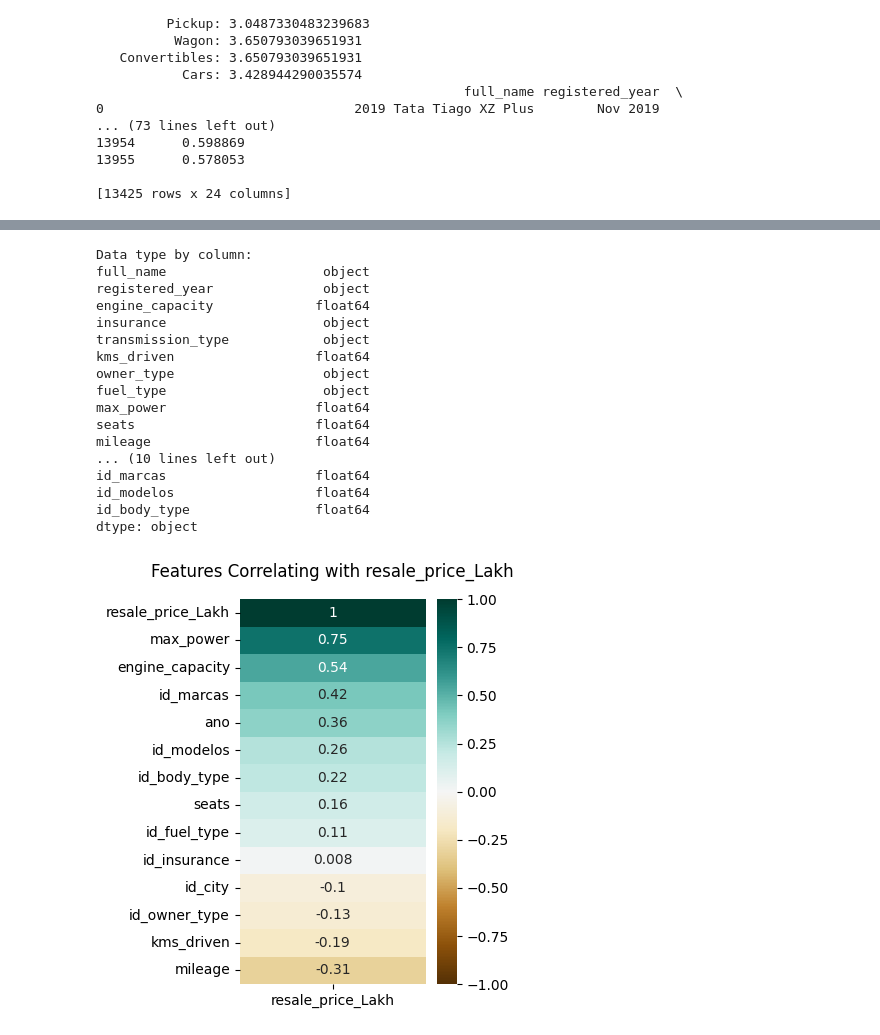
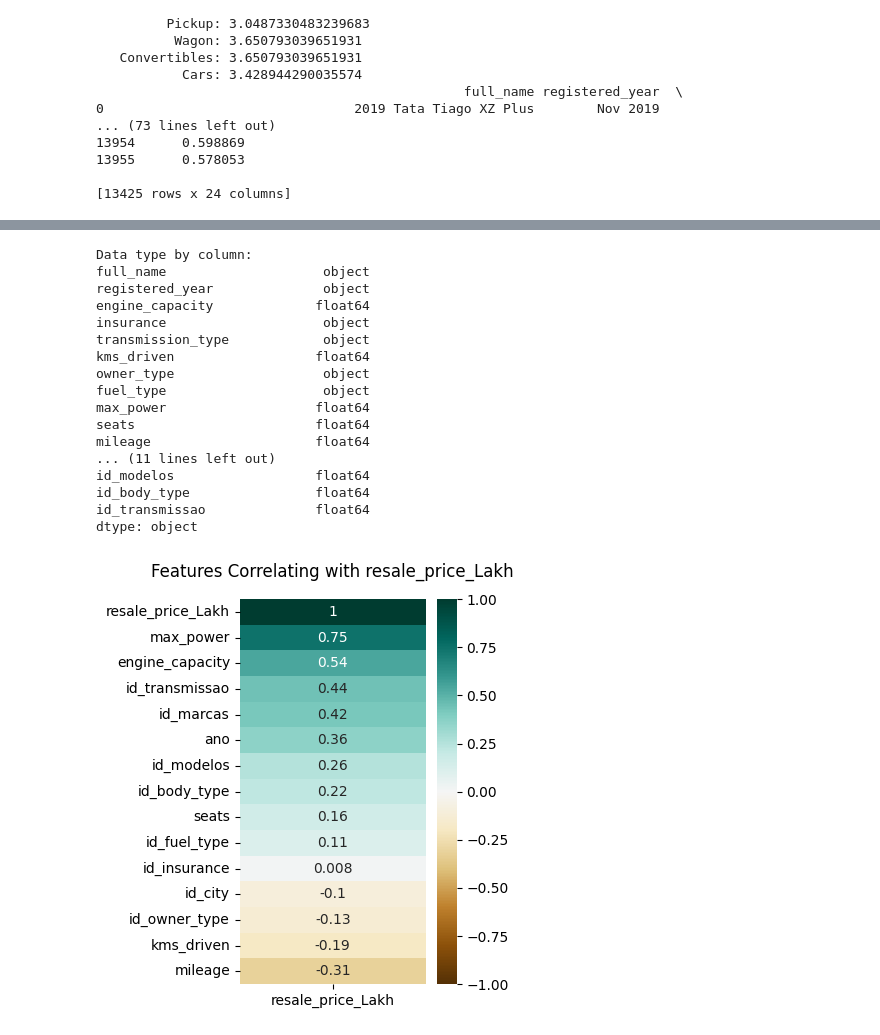
Before and after one commit to ruicoelhor22/AASE, a Jupyter notebook: Cenario1.ipynb, the cells around one changed output, grey strips where cells are left out. Saved outputs shown, nothing was run; the diff lists cells and outputs as text; code cells hidden in the pictures.

```diff
--- a/Cenario1.ipynb
+++ b/Cenario1.ipynb
@@ -492,3 +492,23 @@ print(df)
 13955      0.578053
 
 [13425 rows x 24 columns]
+# %%
+# Transmissao _____________________________________
+
+transmissao = df['transmission_type']
+
+n_docs = len(df)
+
+
+transmissao_counts = transmissao.value_counts()
+
+idf = {}
+
+for tipo_transmissao, count in transmissao_counts.items():
+    idf[tipo_transmissao] = np.log10(n_docs / (count + 1))  #+1 to avoid division by zero
+
+# Create new column
+df['id_transmissao'] = df['transmission_type'].map(idf)
+
+
+print(df)
@@ -510,24 +548,24 @@ fuel_type                    object
 max_power                   float64
 seats                       float64
 mileage                     float64
-... (10 lines left out)
-id_marcas                   float64
+... (11 lines left out)
 id_modelos                  float64
 id_body_type                float64
+id_transmissao              float64
 dtype: object
 # %%
 #correlation
 
 # Select columns
-columns_of_interest = ['id_body_type','id_modelos','id_marcas','ano','id_city','id_insurance','seats','engine_capacity','mileage','id_fuel_type','kms_driven','max_power','id_owner_type','resale_price_Lakh']
+columns_of_interest = ['id_transmissao','id_body_type','id_modelos','id_marcas','ano','id_city','id_insurance','seats','engine_capacity','mileage','id_fuel_type','kms_driven','max_power','id_owner_type','resale_price_Lakh']
 subset_df = df[columns_of_interest]
 
 plt.figure(figsize=(3, 5))
 
 # Creat heatmap
 heatmap = sns.heatmap(subset_df.corr()[['resale_price_Lakh']].sort_values(by='resale_price_Lakh', ascending=False), vmin=-1, vmax=1, annot=True, cmap='BrBG')
 heatmap.set_title('Features Correlating with resale_price_Lakh', fontdict={'fontsize': 12}, pad=16)
 
 plt.show()
 # %% [output]
-[figure, old version]
+[figure, new version]
```
Also changed, not shown: parts of 7 cells of this notebook, 14 other files.
